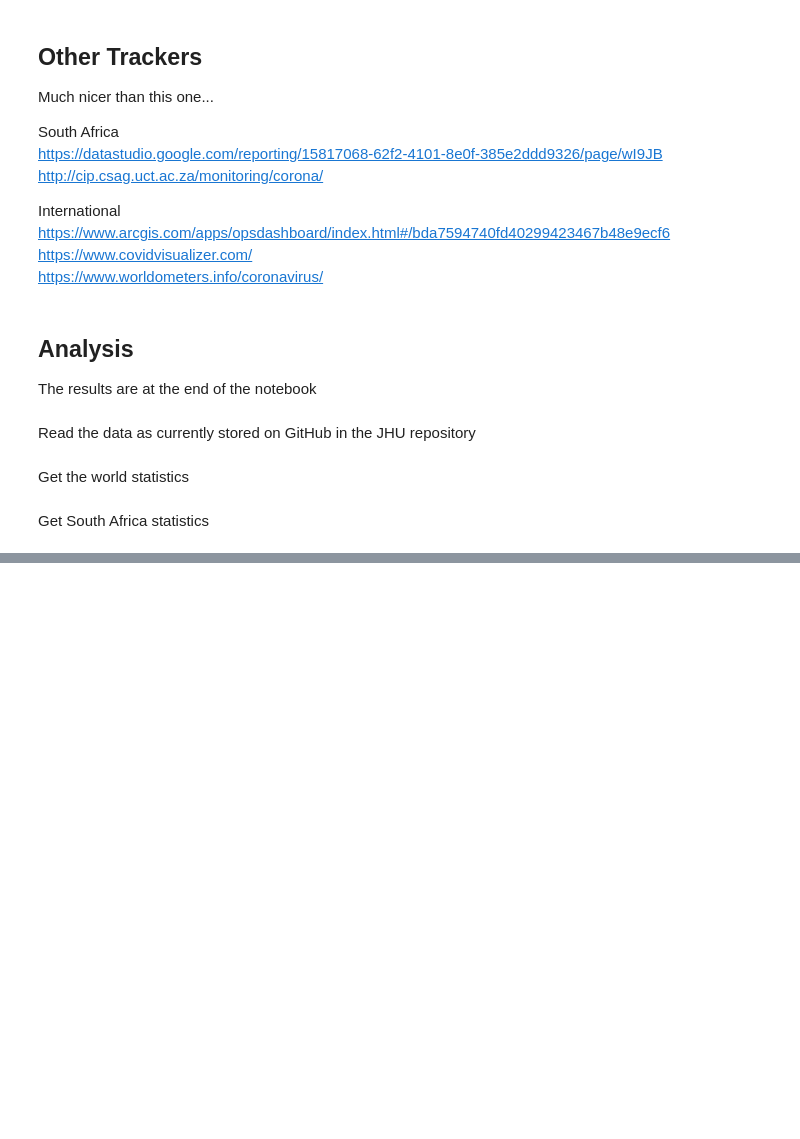
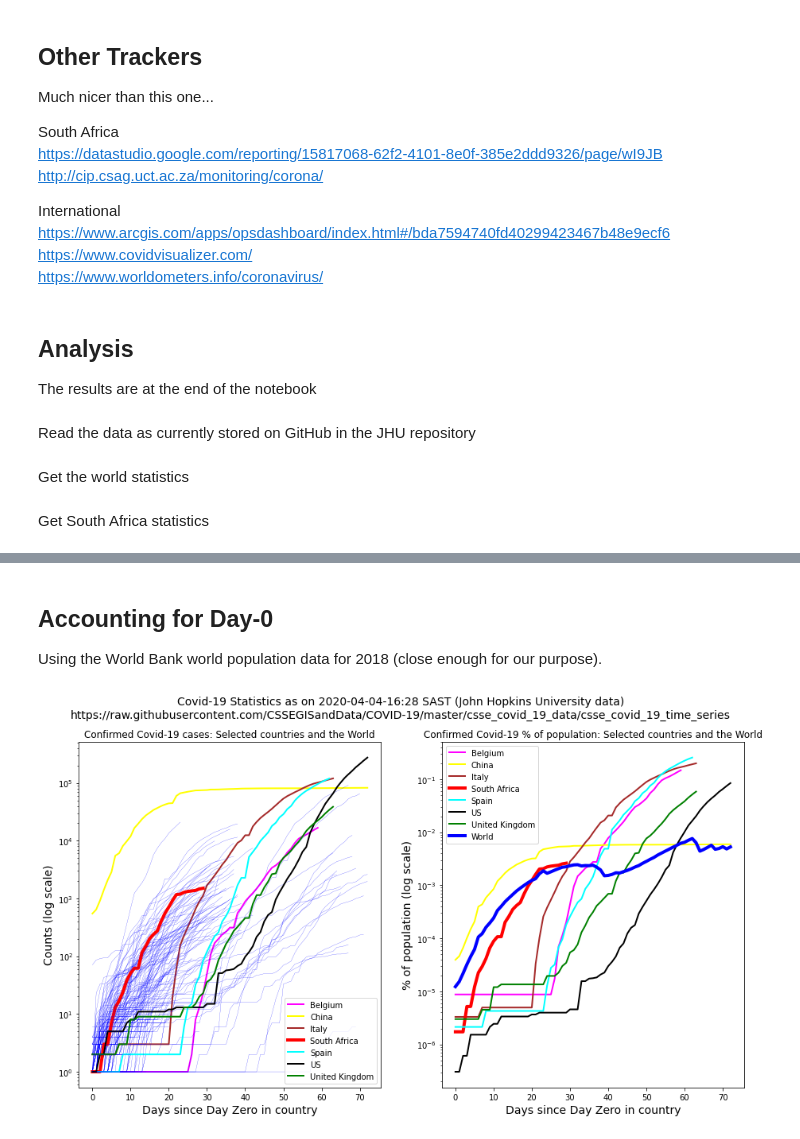
Before and after one commit to NelisW/miscellania, a Jupyter notebook: TrackCovidinZa.ipynb, the cells around one changed output, grey strips where cells are left out. Drawn from its saved outputs; the diff is of its cells as text; code cells hidden in the pictures; blank space fills up the shorter version.

```diff
--- a/TrackCovidinZa.ipynb
+++ b/TrackCovidinZa.ipynb
@@ -137,0 +140,4 @@ for i,key in enumerate(dfs.keys()):
+# %% [markdown]
+## Accounting for Day-0
+
+Using the World Bank world population data for 2018 (close enough for our purpose).
@@ -138,3 +197,43 @@ for i,key in enumerate(dfs.keys()):
+# %%
+strnow = f"{datetime.today().strftime('%Y-%m-%d-%H:%M')} SAST (John Hopkins University data)"
+ptitle = f'Covid-19 Statistics as on {strnow}\n{ghFolder}'
+fig, axs = plt.subplots(1,2,figsize=(15,8))
+
+pcols = {'United Kingdom':'green',
+         'Italy':'brown',
+         'US':'black',
+         'Spain':'cyan',
+         'South Africa':'red',
+         'Belgium':'magenta',
+         'China':'yellow',
+}
+
+for column in dfDo.columns:
+    color ='blue'
+    linewidth=0.2
+
+    axs[0].semilogy(dfDo.index,dfDo[column],color=color,linewidth=linewidth)
+
+    if column in pcols.keys():
+        linewidth = 4 if 'South Africa' in column else 2
+        axs[0].semilogy(dfDo.index,dfDo[column],color=pcols[column],linewidth=linewidth,label=column)
+        axs[1].semilogy(dfDon.index,100*dfDon[column],color=pcols[column],linewidth=linewidth,label=column)
+
+axs[1].plot(dfDon.index,100*dfDo.sum(axis=1)/WorldPop,color='blue',linewidth=4,label='World')
+
+axs[0].set_title('Confirmed Covid-19 cases: Selected countries and the World')
+axs[0].set_xlabel('Days since Day Zero in country', fontsize=14)
+axs[0].set_ylabel('Counts (log scale)', fontsize=14);
+
+axs[1].set_title('Confirmed Covid-19 % of population: Selected countries and the World')
+axs[1].set_xlabel('Days since Day Zero in country', fontsize=14)
+axs[1].set_ylabel('% of population (log scale)', fontsize=14);
+
+axs[0].legend();
+axs[1].legend();
+fig.suptitle(ptitle, fontsize=14);
+# %% [output]
+[figure, added]
 # %%
 # to get software versions
 # https://github.com/rasbt/watermark
```
Also changed, not shown: parts of 5 cells of this notebook, 1 other file.
